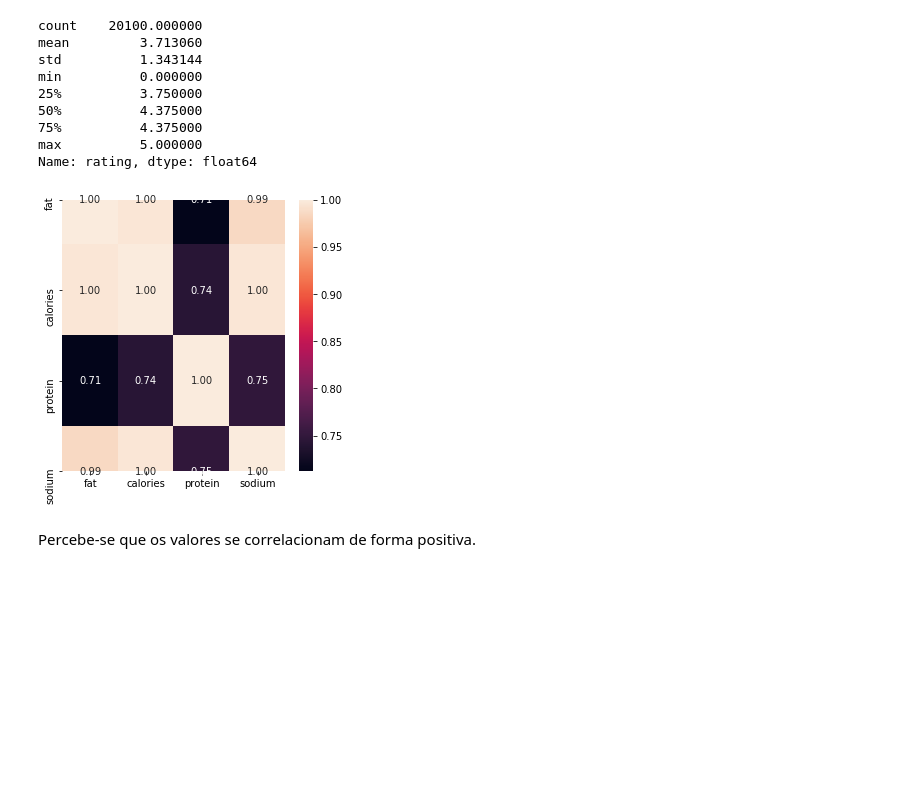
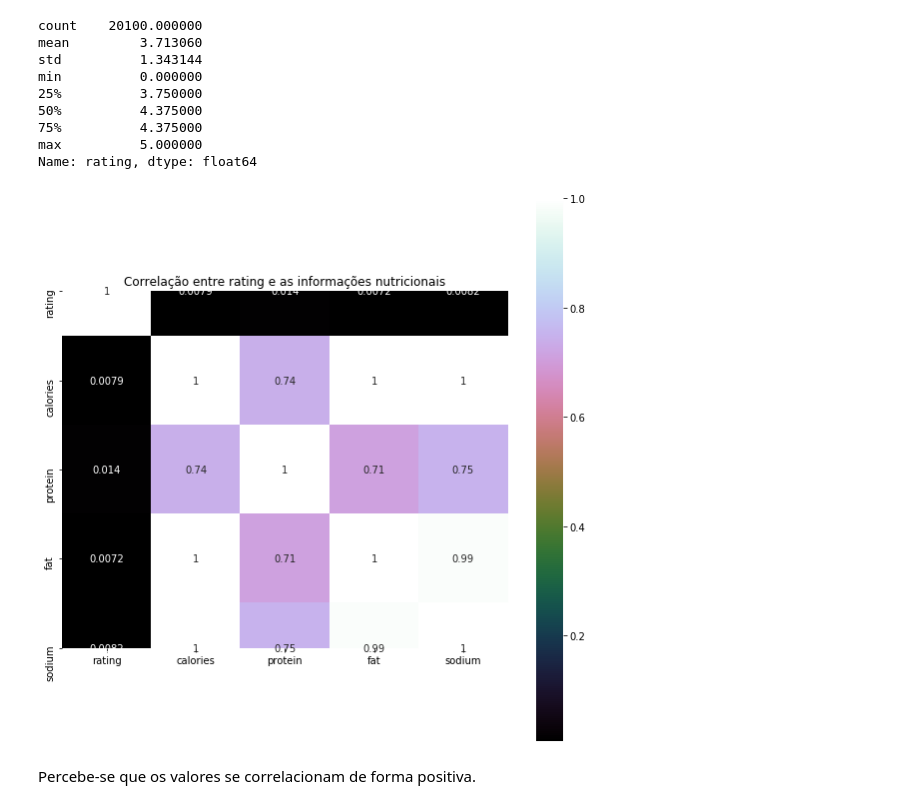
Before and after one commit to raphalencar/epicurious_data_analysis, a Jupyter notebook: Epicurious Data Analysis.ipynb, the cells around one changed output. Cells and saved outputs as stored; diff of their text form; code cells hidden in the pictures; blank space fills up the shorter version.

```diff
--- a/Epicurious Data Analysis.ipynb
+++ b/Epicurious Data Analysis.ipynb
@@ -162,13 +162,14 @@ Name: rating, dtype: float64
 data.loc[data[data['rating'].isna()].index, 'rating'] = data['rating'].mean()
 # %%
 # verificando correlação entre variaveis numericas
-cols = ['fat', 'calories', 'protein', 'sodium']
+cols = ['rating', 'calories', 'protein', 'fat', 'sodium']
 
-fig, ax = plt.subplots(figsize=(5,5))
-sns.heatmap(data=data[cols].corr(), annot=True, fmt='.2f')
+plt.figure(figsize=(10,10))
+sns.heatmap(data[cols].corr(), vmax=1, square=True,annot=True,cmap='cubehelix')
+plt.title('Correlação entre rating e as informações nutricionais')
 plt.show()
 # %% [output]
-[figure, old version]
+[figure, new version]
 # %% [markdown]
 Percebe-se que os valores se correlacionam de forma positiva.
 # %%
```
Also changed, not shown: parts of 44 cells of this notebook.
